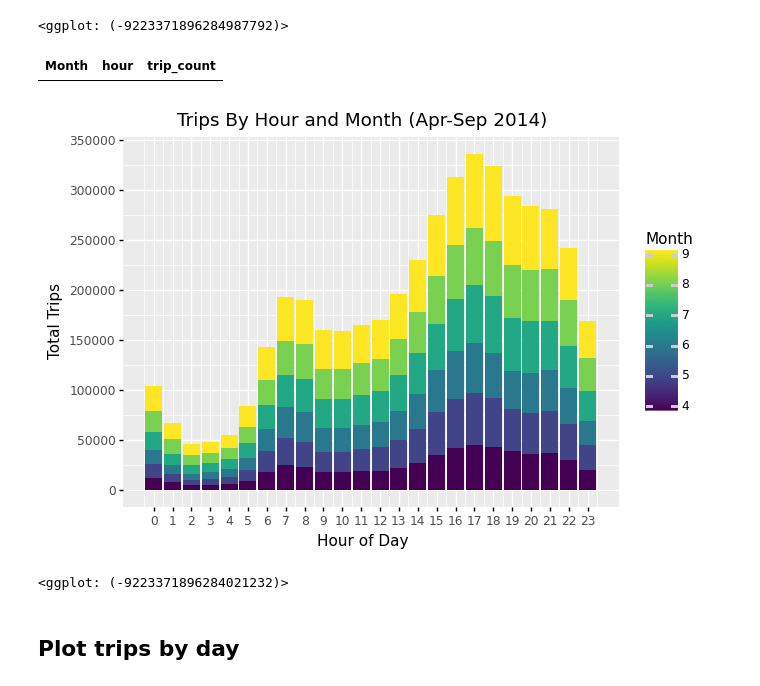
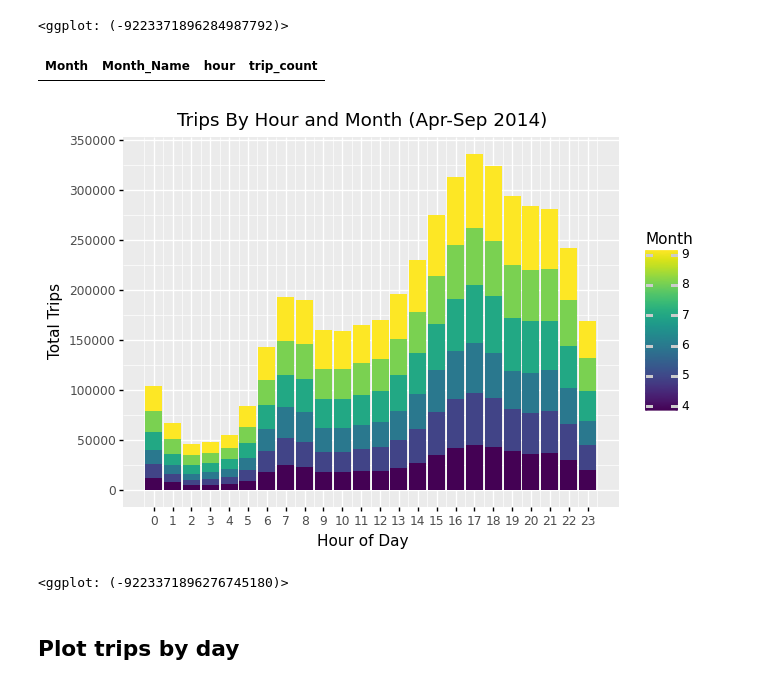
Before and after one commit to ngachago/uber_analysis, a Jupyter notebook: uber_data_viz.ipynb, the cells around one changed output. Cells and saved outputs as stored; diff of their text form; code cells hidden in the pictures.

```diff
--- a/uber_data_viz.ipynb
+++ b/uber_data_viz.ipynb
@@ -133,5 +134,6 @@ dtypes: datetime64[ns](2), float64(2), int64(3), object(1)
 memory usage: 311.3+ MB
 # %%
 data['Day_Name'] = data['Day_of_Week'].map({0: 'Mon', 1: 'Tue', 2: 'Wed', 3: 'Thur', 4: 'Fri', 5: 'Sat', 6: 'Sun'})
+data['Month_Name'] = data['Month'].map({4: 'Apr', 5: 'May', 6: 'Jun', 7: 'Jul', 8: 'Aug', 9: 'Sep'})
 data.head()
 # %% [output]
@@ -220,11 +196,11 @@ scales.scale_y_continuous(breaks=range(0, 400000, 50000))
 [figure]
 <ggplot: (-9223371896284987792)>
 # %%
-month_hour = data.groupby(by=['Month', 'hour']).sum().reset_index()
-month_hour = month_hour[['Month', 'hour', 'trip_count']]
+month_hour = data.groupby(by=['Month', 'Month_Name', 'hour']).sum().reset_index()
+month_hour = month_hour[['Month', 'Month_Name', 'hour', 'trip_count']]
 month_hour
 # %% [output]
-| Month | hour | trip_count |
+| Month | Month_Name | hour | trip_count |
 # %%
 ggplot(month_hour, aes('hour', 'trip_count', fill='Month')) + \
 geom_bar(stat='identity') + \
@@ -233,7 +209,7 @@ scales.scale_x_continuous(breaks=range(0, 24)) + \
 scales.scale_y_continuous(breaks=range(0, 400000, 50000))
 # %% [output]
 [figure]
-<ggplot: (-9223371896284021232)>
+<ggplot: (-9223371896276745180)>
 # %% [markdown]
 ## Plot trips by day
 # %%
```
Also changed, not shown: parts of 32 cells of this notebook, 2 other files.
